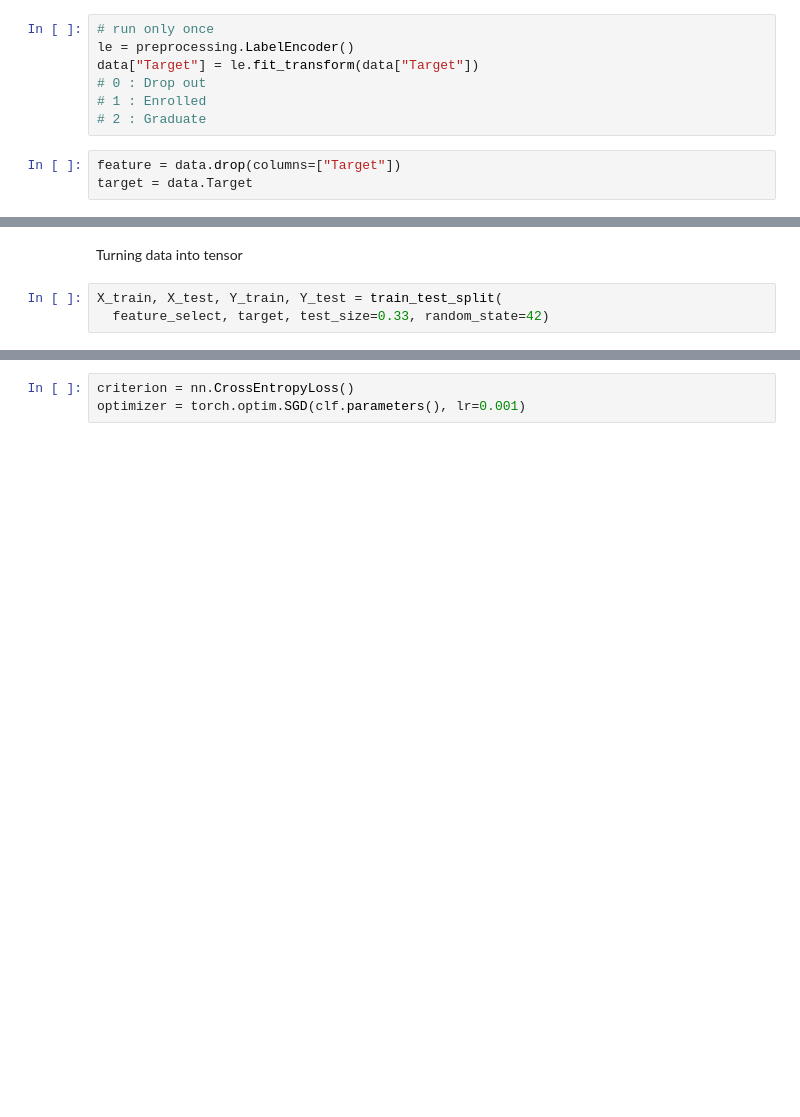
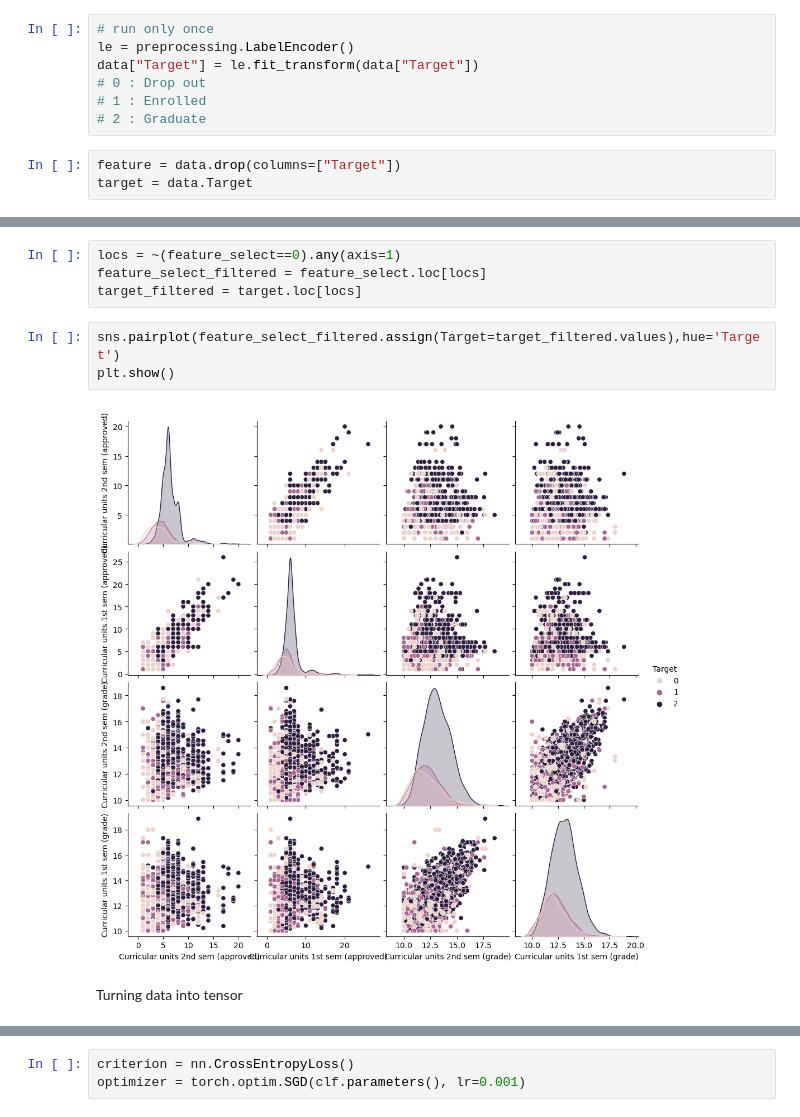
Before and after one commit to nathanchenseanwalter/ml_courses, a Jupyter notebook: dropout_risk/FinalProject.ipynb, the cells around one changed output, grey strips where cells are left out. Drawn from its saved outputs; the diff is of its cells as text; blank space fills up the shorter version.

```diff
--- a/dropout_risk/FinalProject.ipynb
+++ b/dropout_risk/FinalProject.ipynb
@@ -70,5 +78,11 @@ plt.show()
+# %%
+locs = ~(feature_select==0).any(axis=1)
+feature_select_filtered = feature_select.loc[locs]
+target_filtered = target.loc[locs]
+# %%
+sns.pairplot(feature_select_filtered.assign(Target=target_filtered.values),hue='Target')
+plt.show()
+# %% [output]
+[figure, added]
 # %% [markdown]
 Turning data into tensor
-# %%
-X_train, X_test, Y_train, Y_test = train_test_split(
-  feature_select, target, test_size=0.33, random_state=42)
```
Also changed, not shown: parts of 19 cells of this notebook.
